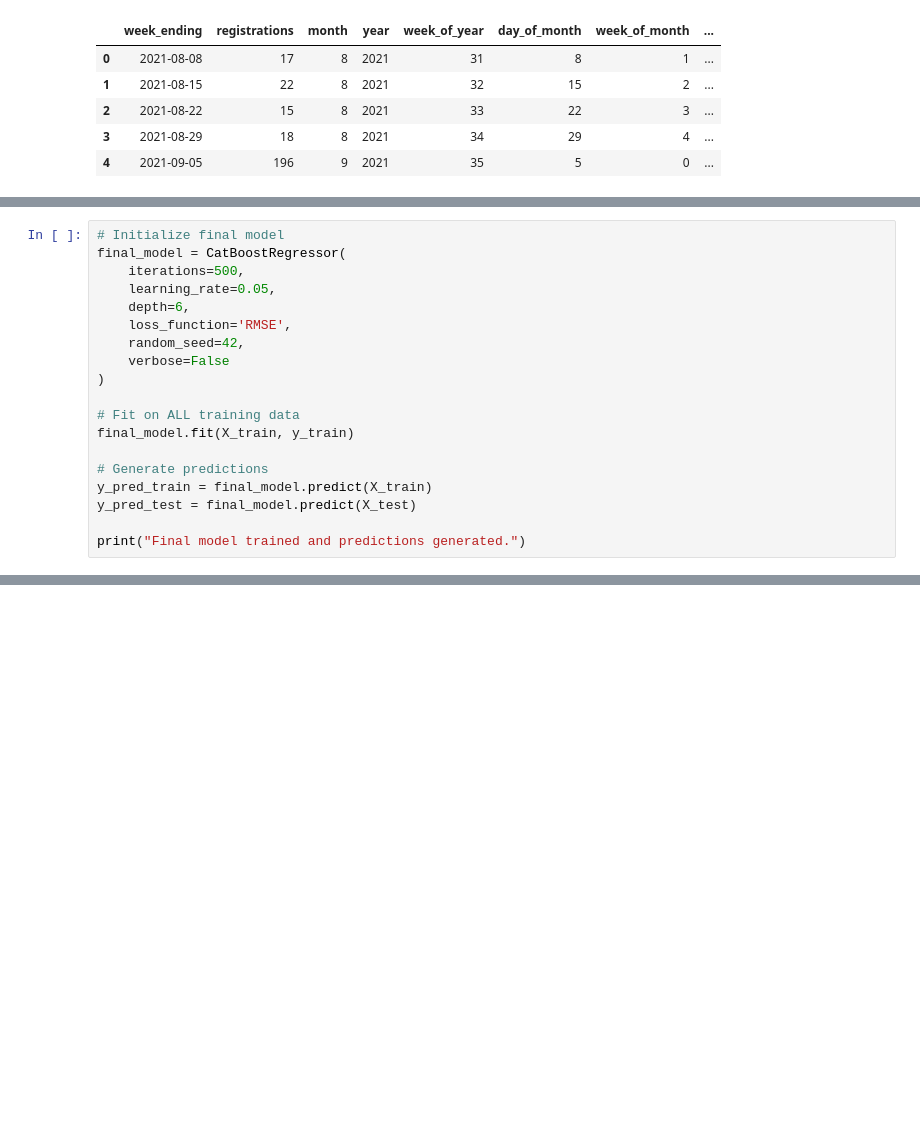
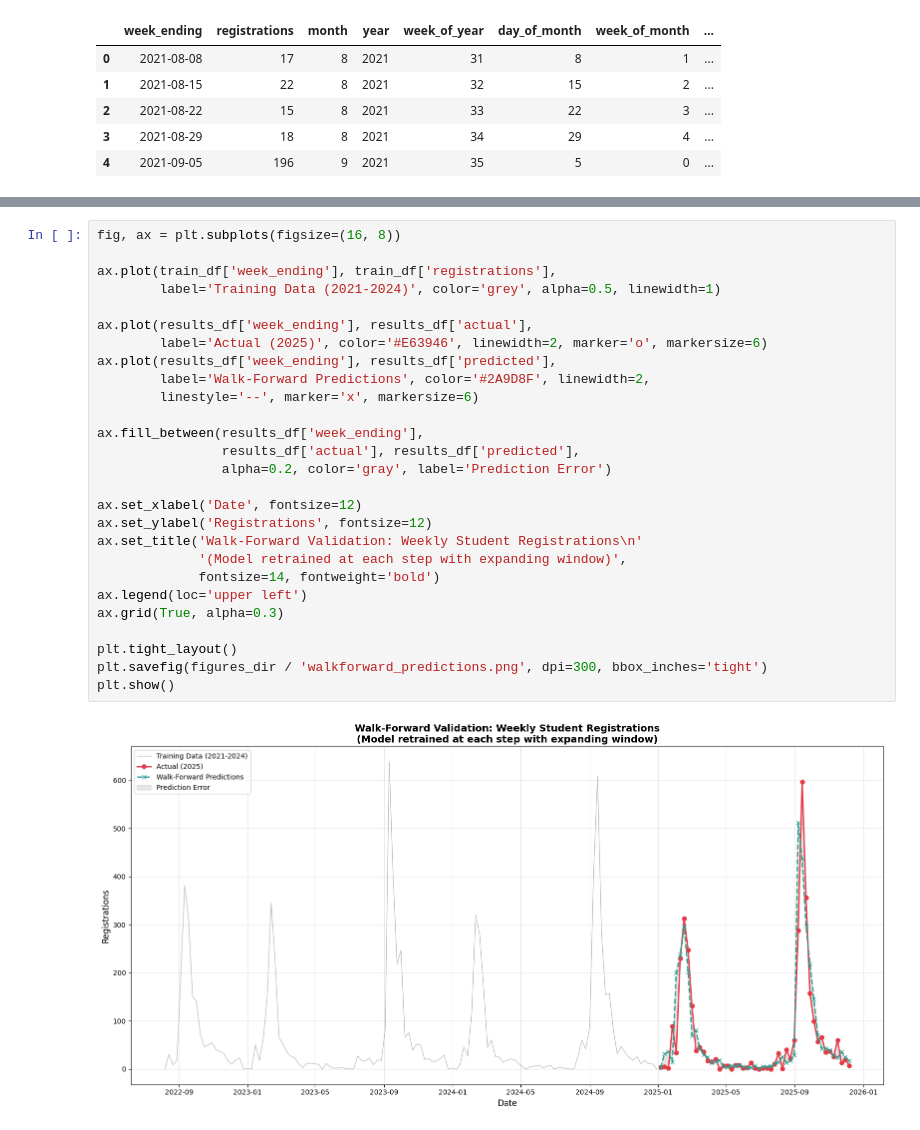
Before and after one commit to franciscopana/M.IA_Time-Series-Forecasting, a Jupyter notebook: report.ipynb, the cells around one changed output, grey strips where cells are left out. Drawn from its saved outputs; the diff is of its cells as text; blank space fills up the shorter version.

Commit message:
Did walk-forward validation

```diff
--- a/report.ipynb
+++ b/report.ipynb
@@ -257,19 +193,0 @@ RMSE: 50.42 ± 29.06
-# %%
-# Initialize final model
-final_model = CatBoostRegressor(
-    iterations=500,
-    learning_rate=0.05,
-    depth=6,
-    loss_function='RMSE',
-    random_seed=42,
-    verbose=False
-)
-
-# Fit on ALL training data
-final_model.fit(X_train, y_train)
-
-# Generate predictions
-y_pred_train = final_model.predict(X_train)
-y_pred_test = final_model.predict(X_test)
-
-print("Final model trained and predictions generated.")
@@ -374,0 +358,29 @@ plt.show()
+# %%
+fig, ax = plt.subplots(figsize=(16, 8))
+
+ax.plot(train_df['week_ending'], train_df['registrations'],
+        label='Training Data (2021-2024)', color='grey', alpha=0.5, linewidth=1)
+
+ax.plot(results_df['week_ending'], results_df['actual'],
+        label='Actual (2025)', color='#E63946', linewidth=2, marker='o', markersize=6)
+ax.plot(results_df['week_ending'], results_df['predicted'],
+        label='Walk-Forward Predictions', color='#2A9D8F', linewidth=2,
+        linestyle='--', marker='x', markersize=6)
+
+ax.fill_between(results_df['week_ending'],
+                results_df['actual'], results_df['predicted'],
+                alpha=0.2, color='gray', label='Prediction Error')
+
+ax.set_xlabel('Date', fontsize=12)
+ax.set_ylabel('Registrations', fontsize=12)
+ax.set_title('Walk-Forward Validation: Weekly Student Registrations\n'
+             '(Model retrained at each step with expanding window)',
+             fontsize=14, fontweight='bold')
+ax.legend(loc='upper left')
+ax.grid(True, alpha=0.3)
+
+plt.tight_layout()
+plt.savefig(figures_dir / 'walkforward_predictions.png', dpi=300, bbox_inches='tight')
+plt.show()
+# %% [output]
+[figure, added]
```
Also changed, not shown: parts of 16 cells of this notebook, 14 other files.
